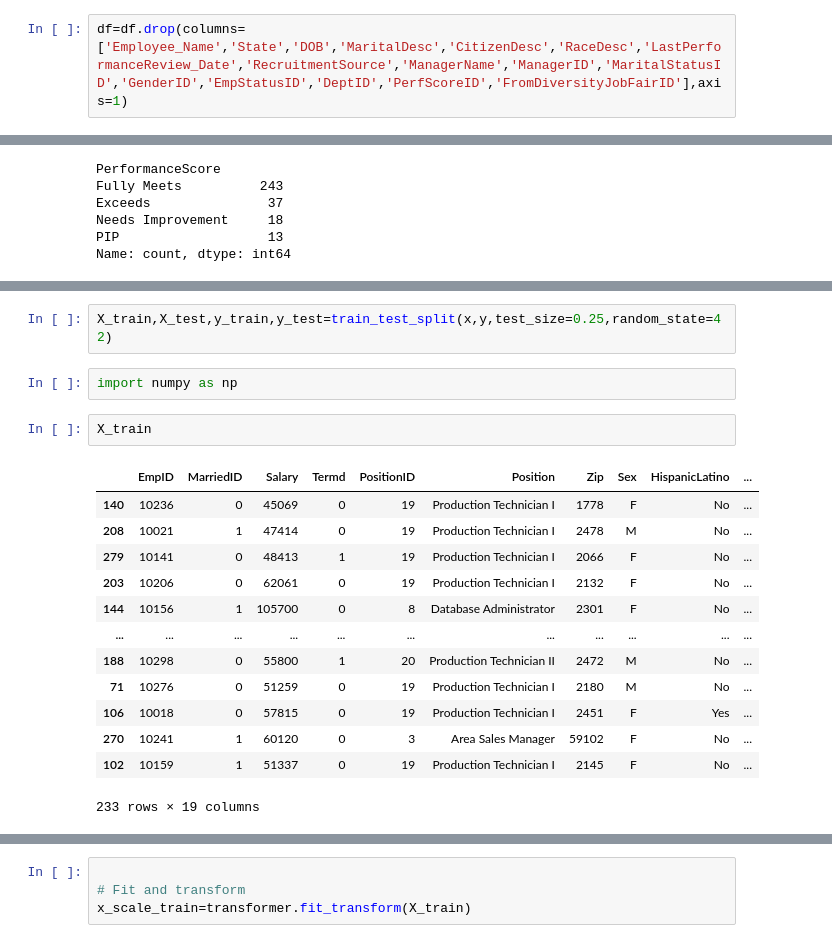
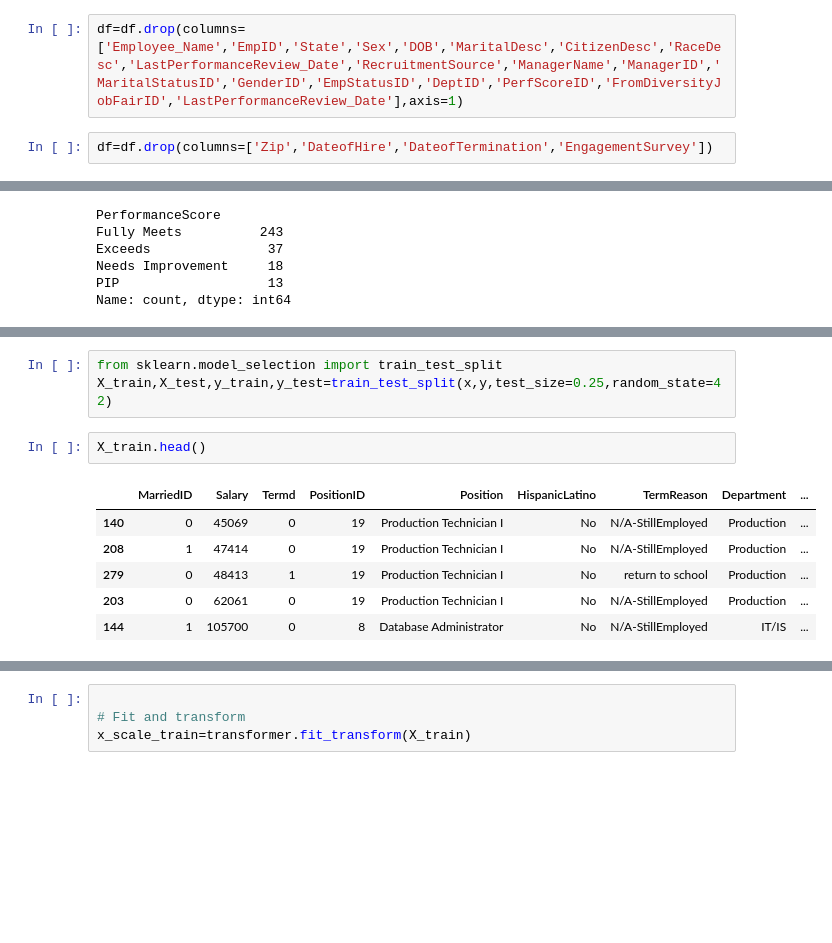
Before and after one commit to AyanBiswas1997/Hr_Analyst, a Jupyter notebook: notebooks/data/eda.ipynb, the cells around one changed output, grey strips where cells are left out. Drawn from its saved outputs; the diff is of its cells as text; blank space fills up the shorter version.

```diff
--- a/notebooks/data/eda.ipynb
+++ b/notebooks/data/eda.ipynb
@@ -120,5 +94,7 @@ df.shape
 # %% [output]
 (311, 36)
 # %%
-df=df.drop(columns=['Employee_Name','State','DOB','MaritalDesc','CitizenDesc','RaceDesc','LastPerformanceReview_Date','RecruitmentSource','ManagerName','ManagerID','MaritalStatusID','GenderID','EmpStatusID','DeptID','PerfScoreID','FromDiversityJobFairID'],axis=1)
+df=df.drop(columns=['Employee_Name','EmpID','State','Sex','DOB','MaritalDesc','CitizenDesc','RaceDesc','LastPerformanceReview_Date','RecruitmentSource','ManagerName','ManagerID','MaritalStatusID','GenderID','EmpStatusID','DeptID','PerfScoreID','FromDiversityJobFairID','LastPerformanceReview_Date'],axis=1)
+# %%
+df=df.drop(columns=['Zip','DateofHire','DateofTermination','EngagementSurvey'])
 # %%
@@ -326,20 +306,12 @@ Index(['EmpID', 'MarriedID', 'Salary', 'Termd', 'PositionID', 'Zip',
 # %%
+from sklearn.model_selection import train_test_split
 X_train,X_test,y_train,y_test=train_test_split(x,y,test_size=0.25,random_state=42)
-# %%
-import numpy as np
 # %%
-X_train
+X_train.head()
 # %% [output]
-|  | EmpID | MarriedID | Salary | Termd | PositionID | Position | Zip | Sex | HispanicLatino | ... |
-| 140 | 10236 | 0 | 45069 | 0 | 19 | Production Technician I | 1778 | F | No | ... |
-| 208 | 10021 | 1 | 47414 | 0 | 19 | Production Technician I | 2478 | M | No | ... |
-| 279 | 10141 | 0 | 48413 | 1 | 19 | Production Technician I | 2066 | F | No | ... |
-| 203 | 10206 | 0 | 62061 | 0 | 19 | Production Technician I | 2132 | F | No | ... |
-| 144 | 10156 | 1 | 105700 | 0 | 8 | Database Administrator | 2301 | F | No | ... |
-| ... | ... | ... | ... | ... | ... | ... | ... | ... | ... | ... |
-| 188 | 10298 | 0 | 55800 | 1 | 20 | Production Technician II | 2472 | M | No | ... |
-| 71 | 10276 | 0 | 51259 | 0 | 19 | Production Technician I | 2180 | M | No | ... |
-| 106 | 10018 | 0 | 57815 | 0 | 19 | Production Technician I | 2451 | F | Yes | ... |
-| 270 | 10241 | 1 | 60120 | 0 | 3 | Area Sales Manager | 59102 | F | No | ... |
-| 102 | 10159 | 1 | 51337 | 0 | 19 | Production Technician I | 2145 | F | No | ... |
+|  | MarriedID | Salary | Termd | PositionID | Position | HispanicLatino | TermReason | Department | ... |
+| 140 | 0 | 45069 | 0 | 19 | Production Technician I | No | N/A-StillEmployed | Production | ... |
+| 208 | 1 | 47414 | 0 | 19 | Production Technician I | No | N/A-StillEmployed | Production | ... |
+| 279 | 0 | 48413 | 1 | 19 | Production Technician I | No | return to school | Production | ... |
+| 203 | 0 | 62061 | 0 | 19 | Production Technician I | No | N/A-StillEmployed | Production | ... |
+| 144 | 1 | 105700 | 0 | 8 | Database Administrator | No | N/A-StillEmployed | IT/IS | ... |
-233 rows × 19 columns
```
Also changed, not shown: parts of 70 cells of this notebook.
